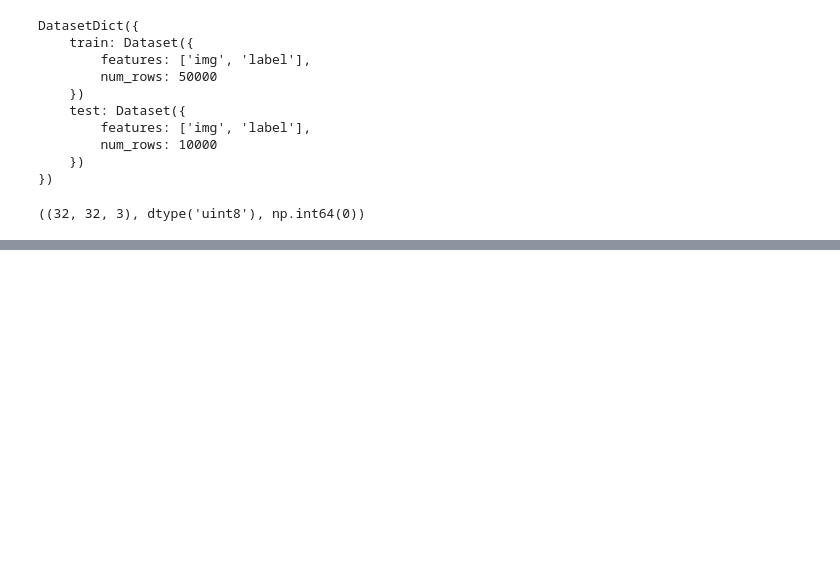
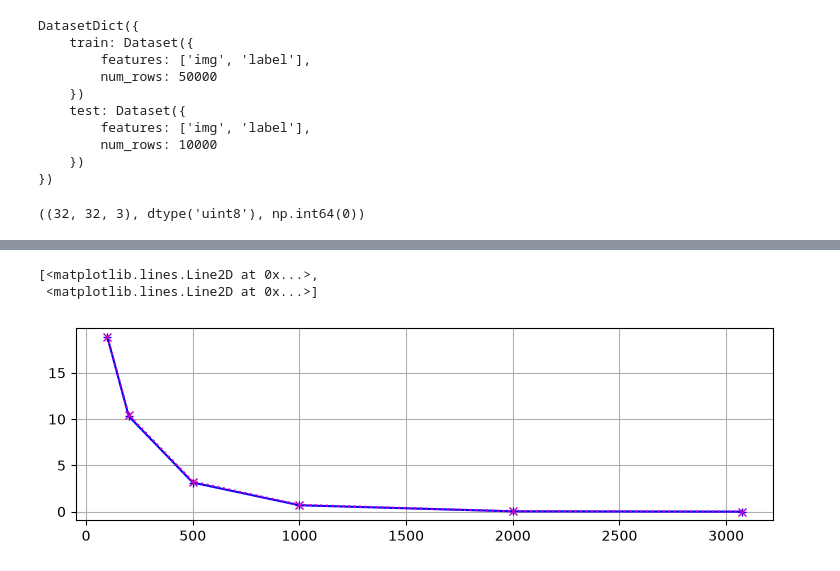
Before and after one commit to saxondanielle/2027_02_28_APA2627, a Jupyter notebook: practicas/2/practica2.ipynb, the cells around one changed output, grey strips where cells are left out. Cells and saved outputs as stored; diff of their text form; code cells hidden in the pictures; blank space fills up the shorter version.

```diff
--- a/practicas/2/practica2.ipynb
+++ b/practicas/2/practica2.ipynb
@@ -299,0 +488,28 @@ y_test = ds['test'][:]['label'].astype(np.uint8)
+# %%
+import matplotlib.pyplot as plt
+from sklearn.decomposition import PCA
+
+max_K = np.min(X_train.shape)
+pca = PCA(n_components=max_K).fit(X_train)
+Z_train = pca.transform(X_train)
+Z_test = pca.transform(X_test)
+Ks = np.array([100, 200, 500, 1000, 2000, max_K])
+L_train = np.empty_like(Ks, dtype=float)
+L_test = np.empty_like(Ks, dtype=float)
+
+for i, K in enumerate(Ks):
+    Z_train_K = Z_train.copy()
+    Z_train_K[:, K:] = 0.0
+    hX_train = pca.inverse_transform(Z_train_K)
+    L_train[i] = np.square(X_train - hX_train).sum(axis=1).mean()
+    Z_test_K = Z_test.copy()
+    Z_test_K[:, K:] = 0.0
+    hX_test = pca.inverse_transform(Z_test_K)
+    L_test[i] = np.square(X_test - hX_test).sum(axis=1).mean()
+
+plt.figure(figsize=(9, 2.5)); plt.grid(True)
+plt.plot(Ks, L_train, '+-b', Ks, L_test, 'x:m')
+# %% [output]
+[<matplotlib.lines.Line2D at 0x...>,
+ <matplotlib.lines.Line2D at 0x...>]
+[figure, added]
```
Also changed, not shown: parts of 31 cells of this notebook.
